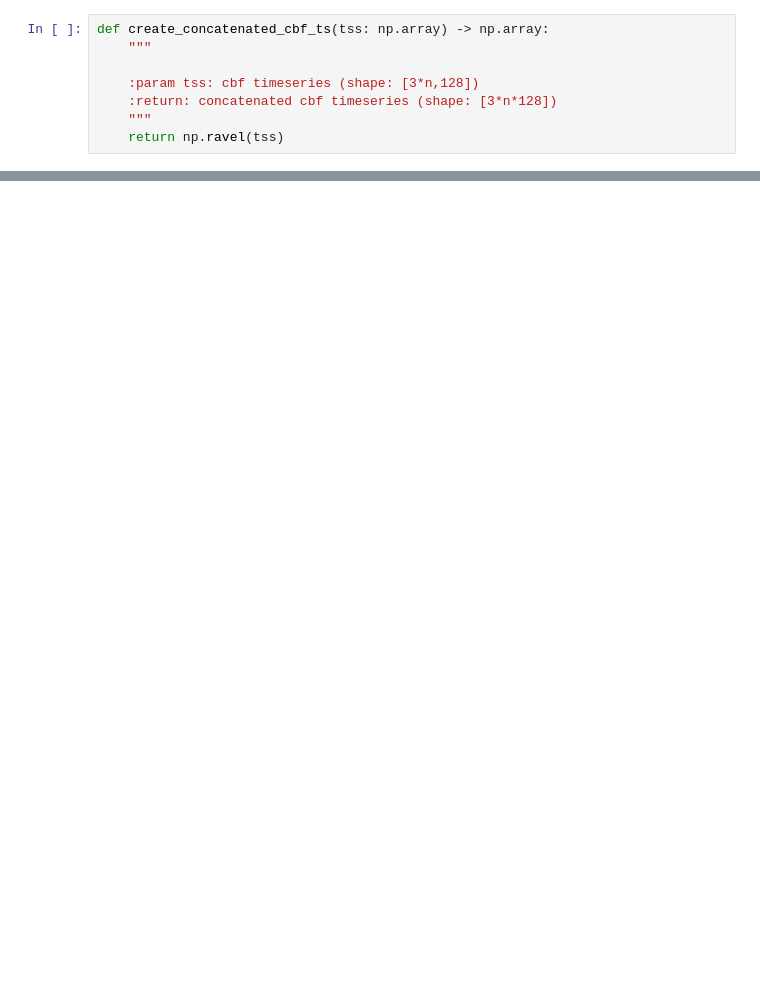
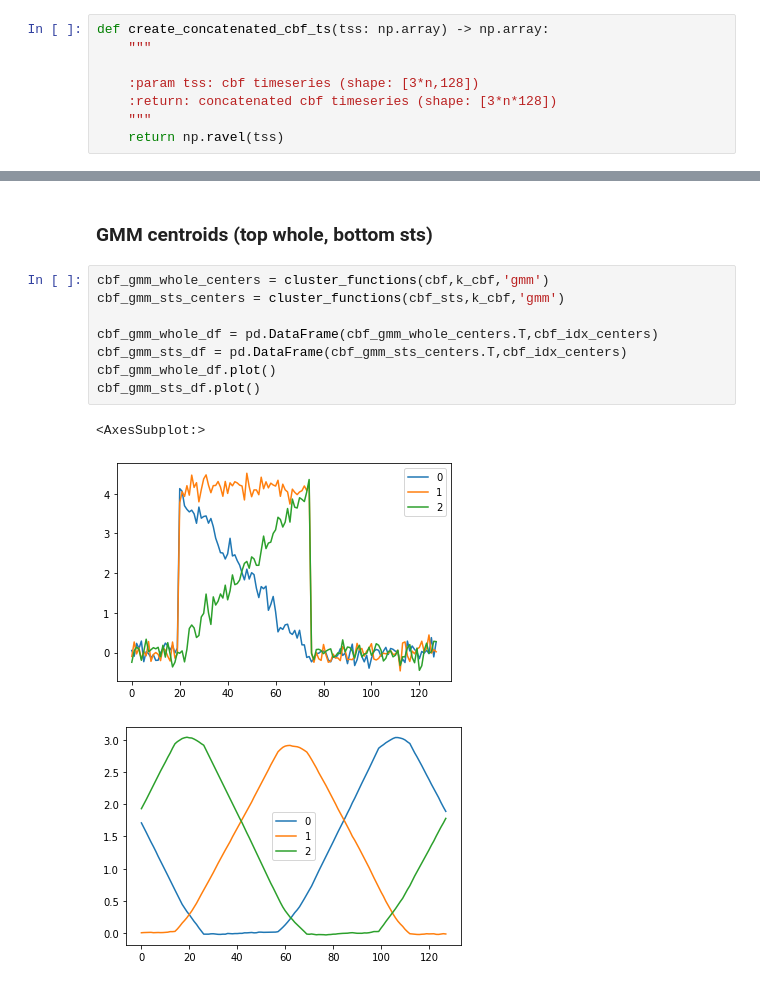
Before and after one commit to dapetri/Revisiting-STS-Clustering-Meaninglessness, a Jupyter notebook: py/sine_centers.ipynb, the cells around one changed output, grey strips where cells are left out. Drawn from its saved outputs; the diff is of its cells as text; blank space fills up the shorter version.

```diff
--- a/py/sine_centers.ipynb
+++ b/py/sine_centers.ipynb
@@ -49,0 +93,14 @@ sts_df.plot()
+# %% [markdown]
+### GMM centroids (top whole, bottom sts)
+# %%
+cbf_gmm_whole_centers = cluster_functions(cbf,k_cbf,'gmm')
+cbf_gmm_sts_centers = cluster_functions(cbf_sts,k_cbf,'gmm')
+
+cbf_gmm_whole_df = pd.DataFrame(cbf_gmm_whole_centers.T,cbf_idx_centers)
+cbf_gmm_sts_df = pd.DataFrame(cbf_gmm_sts_centers.T,cbf_idx_centers)
+cbf_gmm_whole_df.plot()
+cbf_gmm_sts_df.plot()
+# %% [output]
+<AxesSubplot:>
+[figure, added]
+[figure, added]
```
Also changed, not shown: parts of 19 cells of this notebook.
